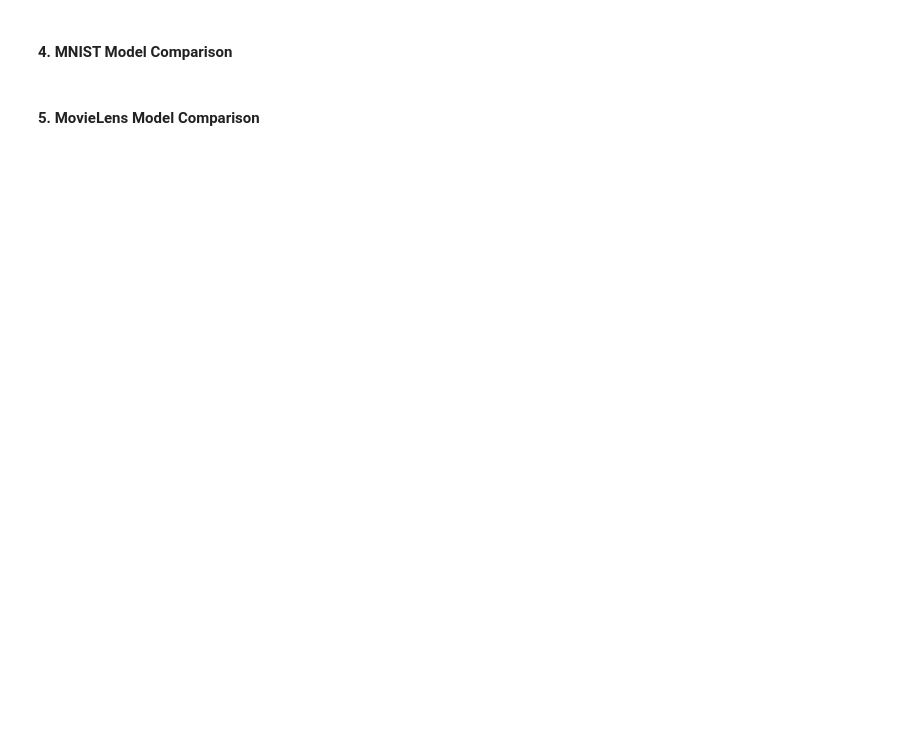
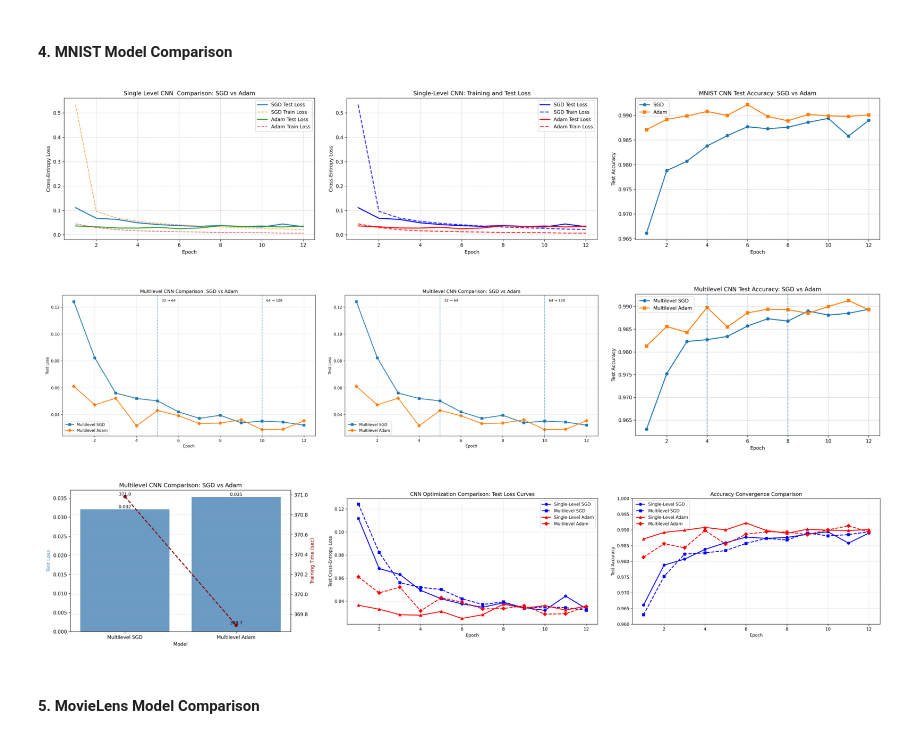
Before and after one commit to Edwin-Kutsushi/computational_ml_project, a Jupyter notebook: notebooks/03_comparison_analysis.ipynb, the cells around one changed output. Cells and saved outputs as stored; diff of their text form; code cells hidden in the pictures; blank space fills up the shorter version.

```diff
--- a/notebooks/03_comparison_analysis.ipynb
+++ b/notebooks/03_comparison_analysis.ipynb
@@ -59,4 +87,64 @@ print("Comparison results:", comparison_results_dir.resolve())
 # %% [markdown]
 #### 4. MNIST Model Comparison
+# %%
+# MNIST Model Comparison
+
+mnist_plot_groups = [
+
+    # Single-Level CNN Results
+    [
+        "single_level SGD vs Adam.png",
+        "single_level_cnn_sgd_vs_adam_loss.png",
+        "single_level_cnn_sgd_vs_adam_accuracy.png"
+    ],
+
+    # Multilevel CNN Results
+    [
+        "multilevel_sgd_vs_adam_loss.png",
+        "multilevel_cnn_sgd_vs_adam_loss.png",
+        "multilevel_cnn_sgd_vs_adam_accuracy.png"
+    ],
+
+    # Runtime + Final Comparison
+    [
+        "multilevel_cnn_sgd_vs_adam_runtime.png",
+        "comparison_level_cnn_sgd_vs_adam_loss.png",
+        "comparison_level_cnn_sgd_vs_adam_accuracy.png"
+    ]
+]
+
+# Display grouped plots
+
+for group in mnist_plot_groups:
+
+    fig, axes = plt.subplots(1, 3, figsize=(18, 5))
+
+    for ax, plot_name in zip(axes, group):
+
+        img_path = mnist_fig_dir / plot_name
+
+        if img_path.exists():
+
+            img = plt.imread(img_path)
+
+            ax.imshow(img)
+            ax.axis("off")
+
+        else:
+            ax.text(
+                0.5,
+                0.5,
+                f"Missing:\n{plot_name}",
+                ha="center",
+                va="center"
+            )
+            ax.axis("off")
+
+    plt.tight_layout()
+    plt.show()
+# %% [output]
+[figure, added]
+[figure, added]
+[figure, added]
 # %% [markdown]
 #### 5. MovieLens Model Comparison
```
Also changed, not shown: parts of 9 cells of this notebook, 2 other files.
